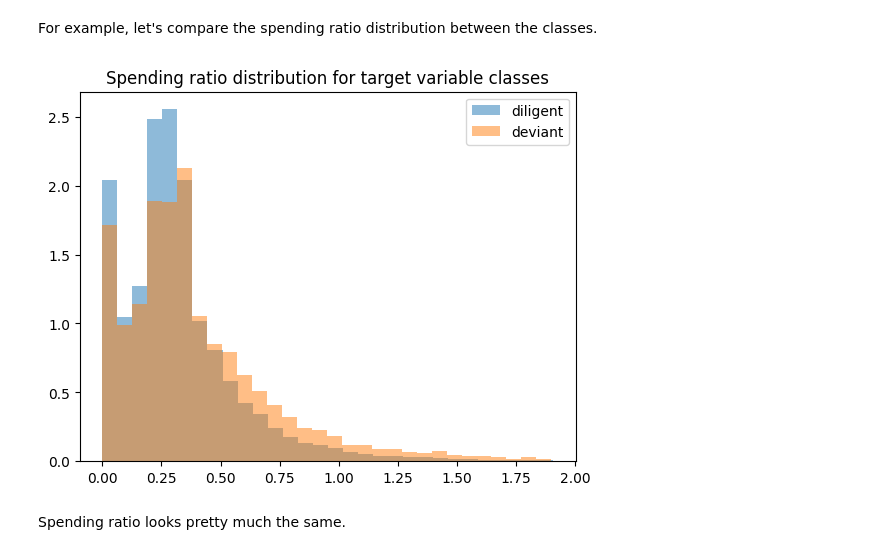
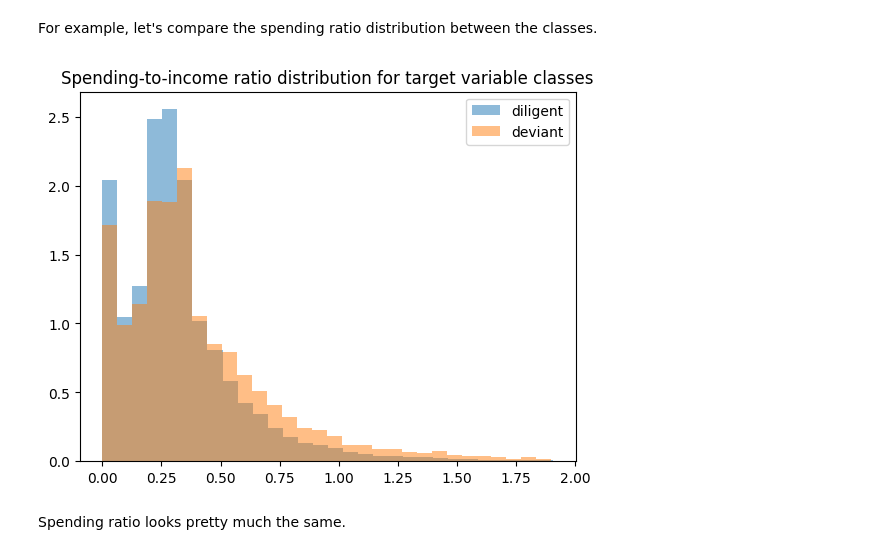
Before and after one commit to CzSadykov/credit_scoring, a Jupyter notebook: EDA+ML.ipynb, the cells around one changed output. Drawn from its saved outputs; the diff is of its cells as text; code cells hidden in the pictures.

```diff
--- a/EDA+ML.ipynb
+++ b/EDA+ML.ipynb
@@ -487,20 +487,20 @@ For example, let's compare the spending ratio distribution between the classes.
 # %%
 plt.hist(df.loc[df['dlq_90_days_plus'] == 0, 'spending2income_ratio'],
 density=True,
 label='diligent',
 bins=30,
 alpha=0.5);
 
 plt.hist(df.loc[df['dlq_90_days_plus'] == 1, 'spending2income_ratio'],
 density=True,
 label='deviant',
 bins=30,
 alpha=0.5);
 
-plt.title('Spending ratio distribution for target variable classes');
+plt.title('Spending-to-income ratio distribution for target variable classes');
 plt.legend();
 # %% [output]
-[figure, old version]
+[figure, new version]
 # %% [markdown]
 Spending ratio looks pretty much the same.
 # %%
```
Also changed, not shown: parts of 13 cells of this notebook.
